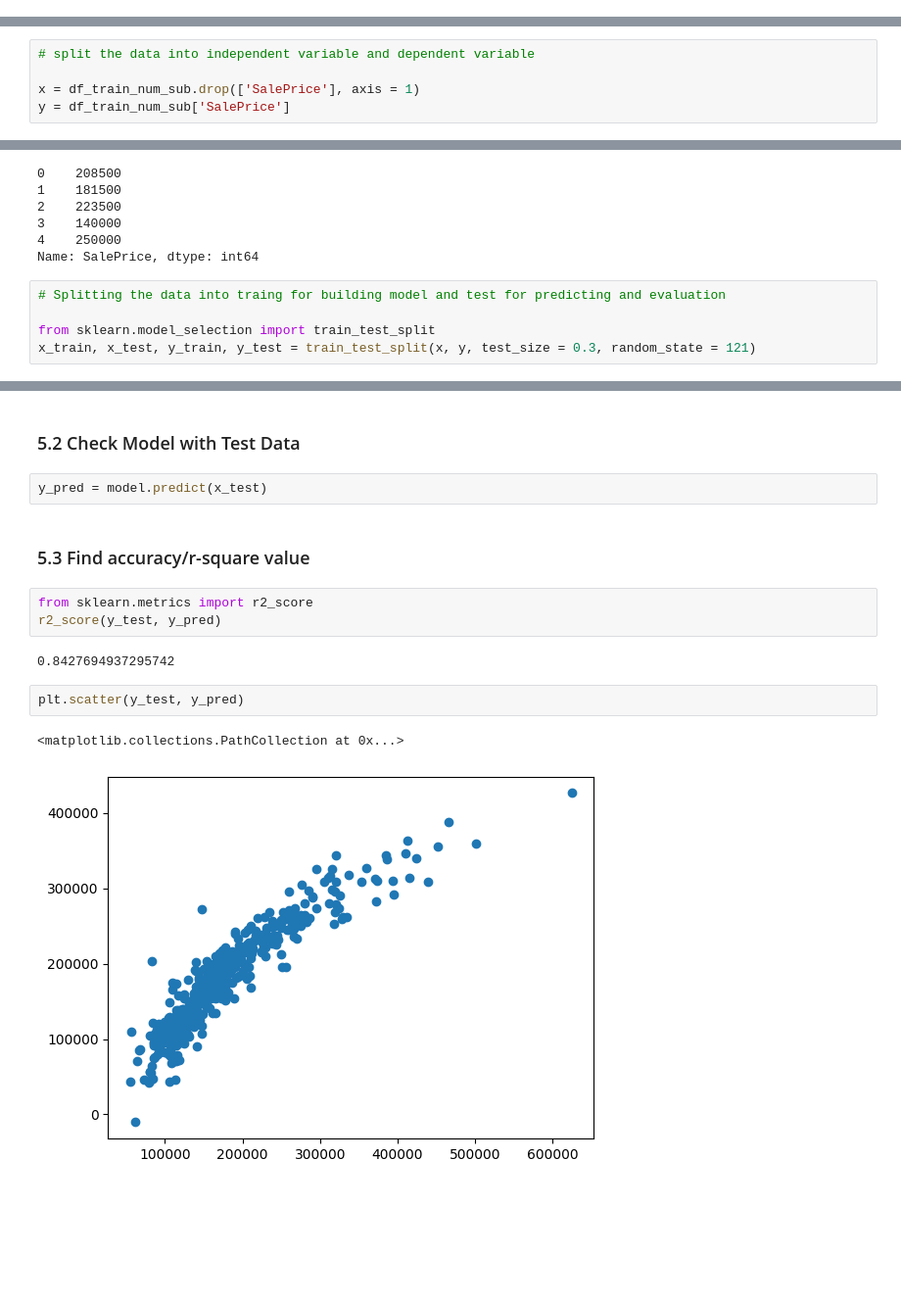
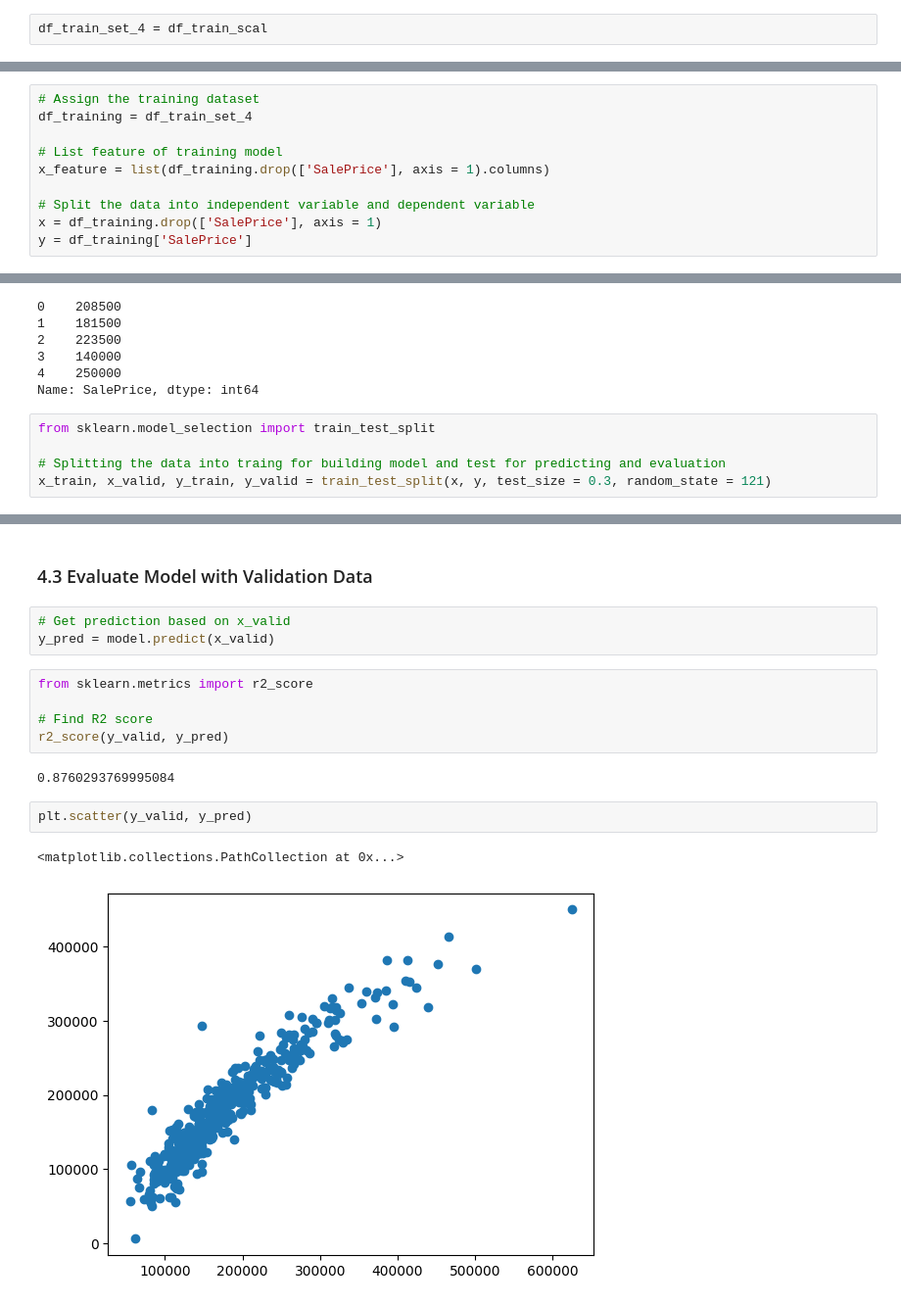
Before and after one commit to elainechen7366/House-Pricing-Prediction-in-Python, a Jupyter notebook: housing-price-prediction.ipynb, the cells around one changed output, grey strips where cells are left out. Shown at 98% size. Cells and saved outputs as stored; diff of their text form; blank space fills up the shorter version.

Commit message:
update performance comparison between dataset

```diff
--- a/housing-price-prediction.ipynb
+++ b/housing-price-prediction.ipynb
@@ -132,0 +1069,2 @@ x_feature = list(df_train_num_sub.drop(['SalePrice'], axis = 1).columns)
+# %%
+df_train_set_4 = df_train_scal
@@ -135,8 +1078,13 @@ x_feature = list(df_train_num_sub.drop(['SalePrice'], axis = 1).columns)
 # %%
-# split the data into independent variable and dependent variable
+# Assign the training dataset
+df_training = df_train_set_4
 
-x = df_train_num_sub.drop(['SalePrice'], axis = 1)
-y = df_train_num_sub['SalePrice']
+# List feature of training model
+x_feature = list(df_training.drop(['SalePrice'], axis = 1).columns)
+
+# Split the data into independent variable and dependent variable
+x = df_training.drop(['SalePrice'], axis = 1)
+y = df_training['SalePrice']
 # %%
 x.head()
 # %% [output]
@@ -157,7 +1105,7 @@ y.head()
 4    250000
 Name: SalePrice, dtype: int64
 # %%
+from sklearn.model_selection import train_test_split
+
 # Splitting the data into traing for building model and test for predicting and evaluation
-
-from sklearn.model_selection import train_test_split
-x_train, x_test, y_train, y_test = train_test_split(x, y, test_size = 0.3, random_state = 121)
+x_train, x_valid, y_train, y_valid = train_test_split(x, y, test_size = 0.3, random_state = 121)
@@ -205,16 +1154,17 @@ array([-1.63842962e+02,  3.76693184e-01,  1.80176477e+04,  5.48000191e+03,
 # %% [markdown]
-### 5.2 Check Model with Test Data
+### 4.3 Evaluate Model with Validation Data
 # %%
-y_pred = model.predict(x_test)
+# Get prediction based on x_valid
+y_pred = model.predict(x_valid)
-# %% [markdown]
-### 5.3 Find accuracy/r-square value
 # %%
 from sklearn.metrics import r2_score
-r2_score(y_test, y_pred)
+
+# Find R2 score
+r2_score(y_valid, y_pred)
 # %% [output]
-0.8427694937295742
+0.8760293769995084
 # %%
-plt.scatter(y_test, y_pred)
+plt.scatter(y_valid, y_pred)
 # %% [output]
 <matplotlib.collections.PathCollection at 0x...>
-[figure, old version]
+[figure, new version]
```
Also changed, not shown: parts of 142 cells of this notebook.
